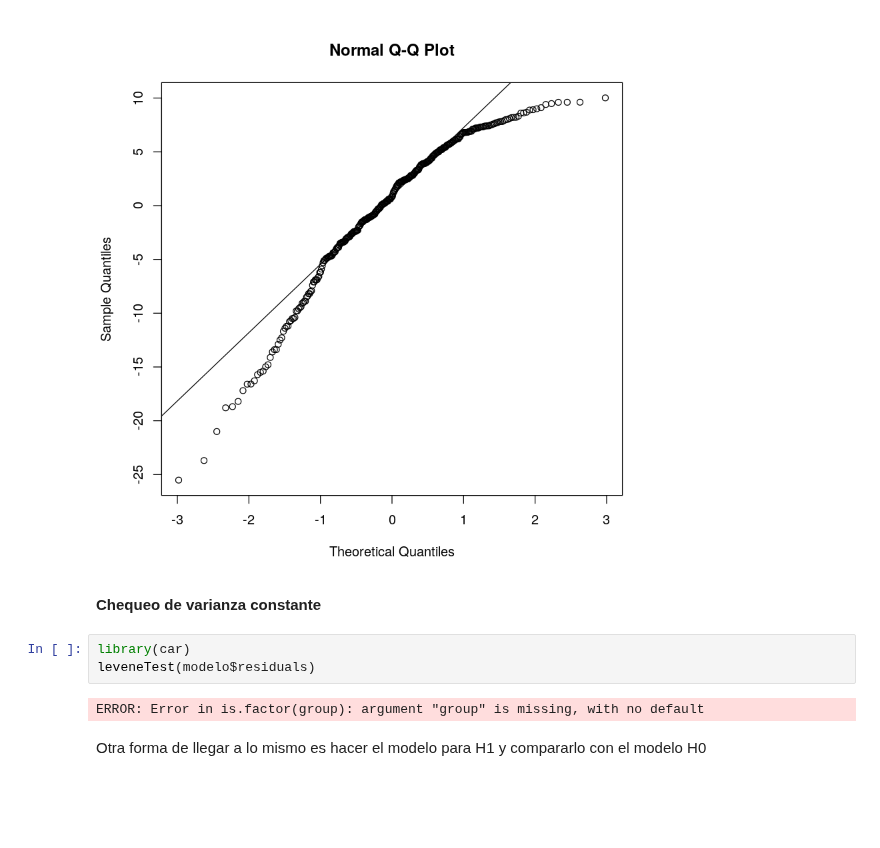
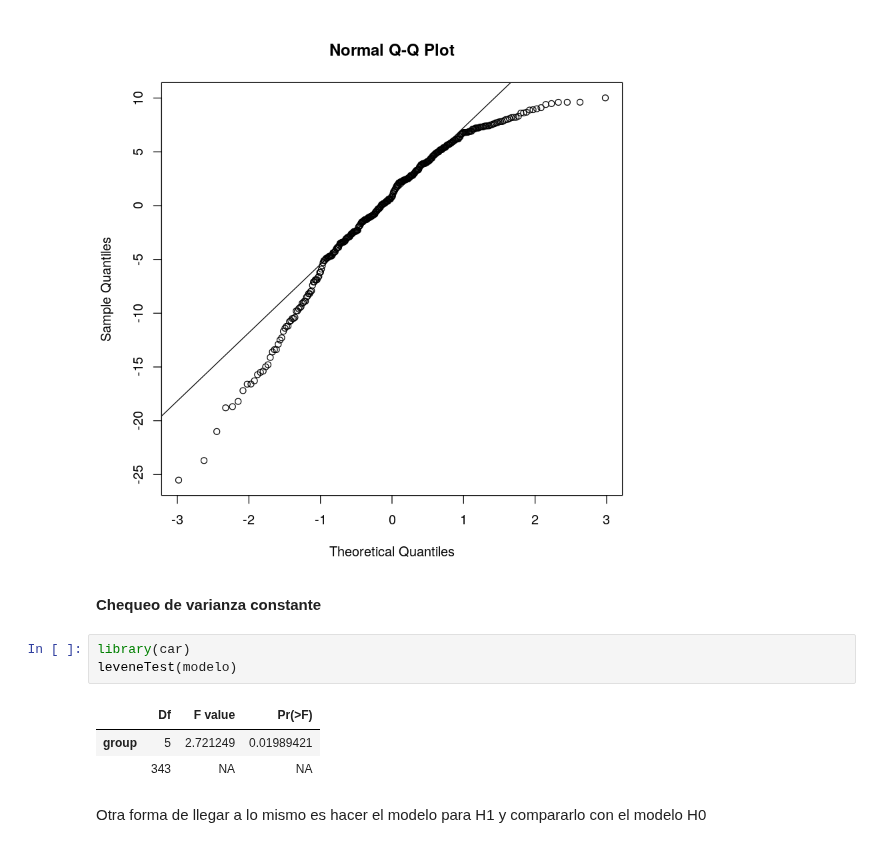
Before and after one commit to emilopez/intro-R, a Jupyter notebook: intro-ANOVA.ipynb, the cells around one changed output. Drawn from its saved outputs; the diff is of its cells as text; blank space fills up the shorter version.

```diff
--- a/intro-ANOVA.ipynb
+++ b/intro-ANOVA.ipynb
@@ -203,9 +247,11 @@ qqline(modelo$residuals)
 **Chequeo de varianza constante**
 # %%
 library(car)
-leveneTest(modelo$residuals)
+leveneTest(modelo)
 # %% [output]
-ERROR: Error in is.factor(group): argument "group" is missing, with no default
+|  | Df | F value | Pr(>F) |
+| group | 5 | 2.721249 | 0.01989421 |
+|  | 343 | NA | NA |
 # %% [markdown]
 Otra forma de llegar a lo mismo es hacer el modelo para H1 y compararlo con el modelo H0
 # %%
```
Also changed, not shown: parts of 5 cells of this notebook, 3 other files.
